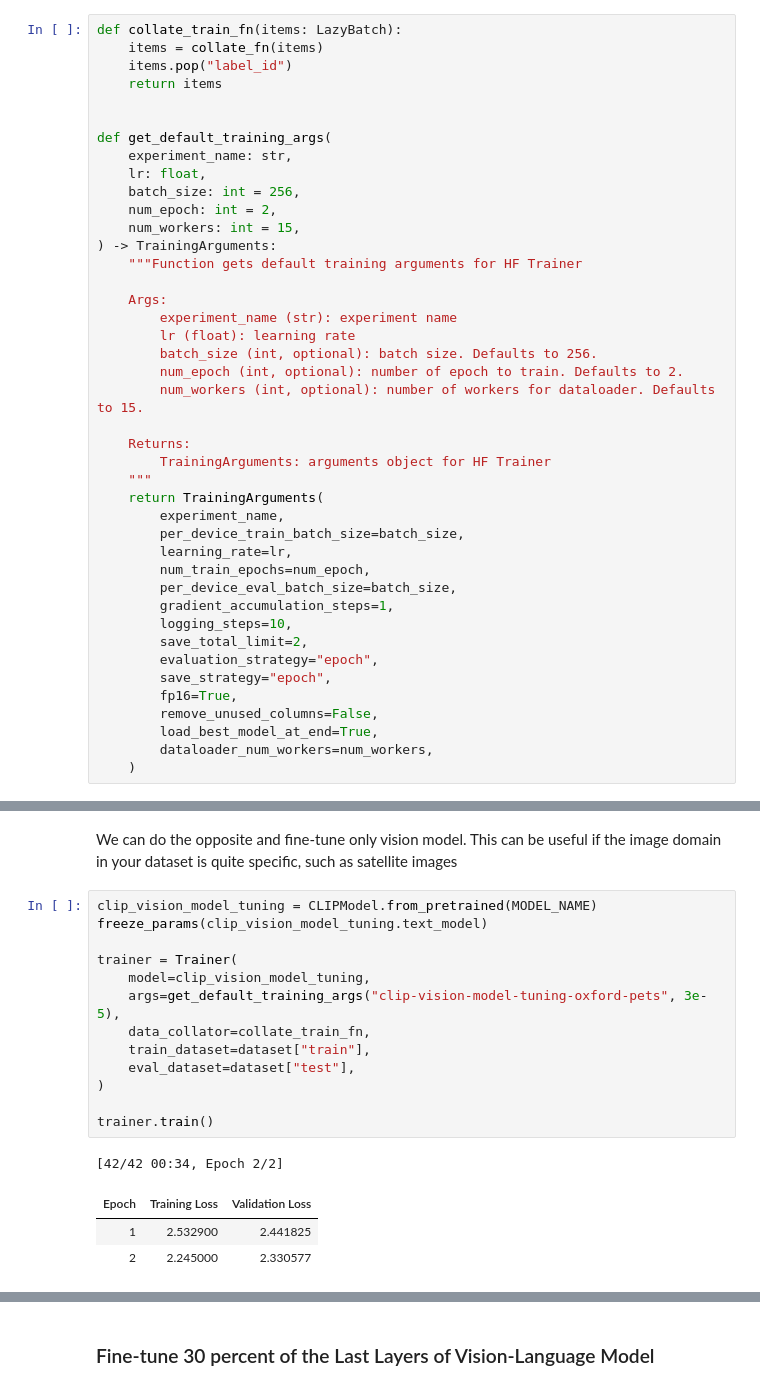
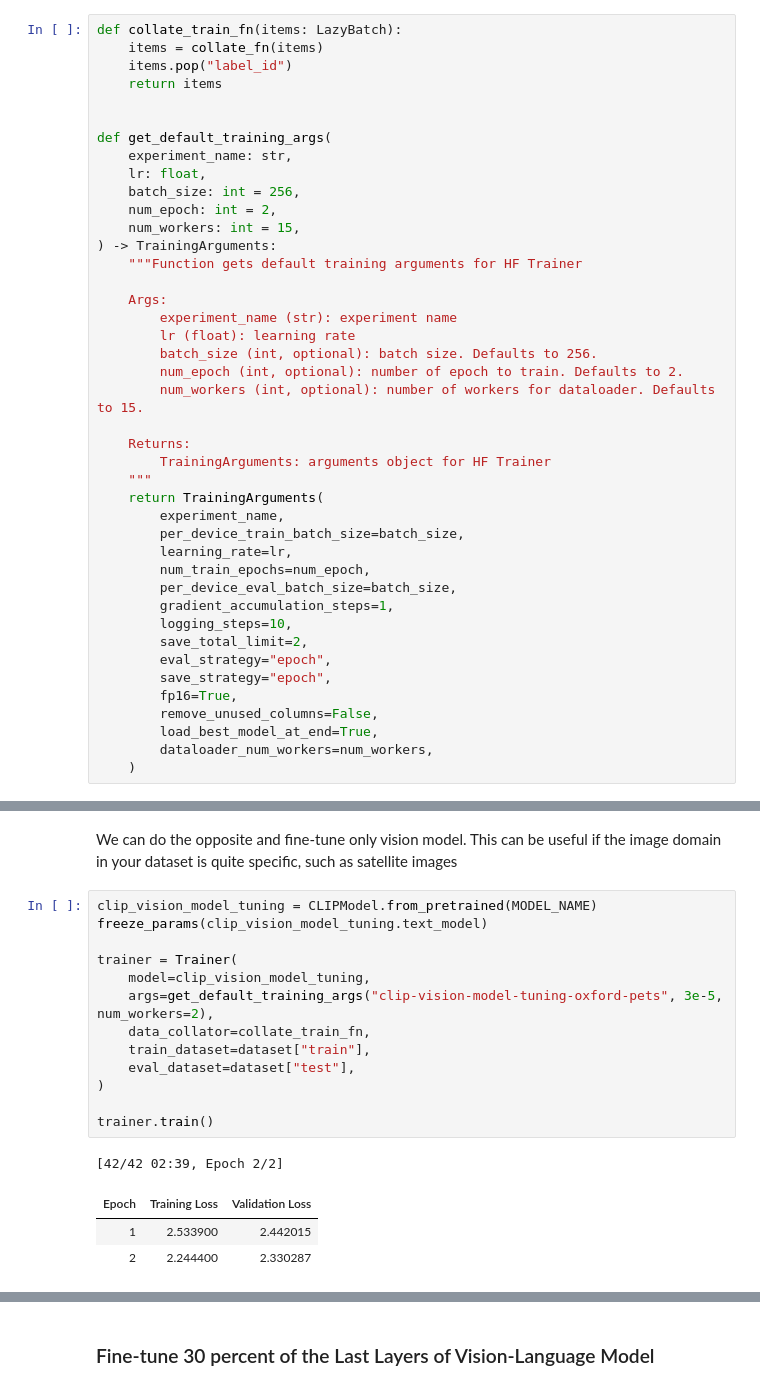
Before and after one commit to mksachs/CCVC, a Jupyter notebook: notebooks/Unit 4 - Multimodal Models/Clip_finetune.ipynb, the cells around one changed output, grey strips where cells are left out. Saved outputs shown, nothing was run; the diff lists cells and outputs as text.

```diff
--- a/notebooks/Unit 4 - Multimodal Models/Clip_finetune.ipynb
+++ b/notebooks/Unit 4 - Multimodal Models/Clip_finetune.ipynb
@@ -436,7 +455,7 @@ def get_default_training_args(
         gradient_accumulation_steps=1,
         logging_steps=10,
         save_total_limit=2,
-        evaluation_strategy="epoch",
+        eval_strategy="epoch",
         save_strategy="epoch",
         fp16=True,
         remove_unused_columns=False,
@@ -506,18 +542,18 @@ We can do the opposite and fine-tune only vision model. This can be useful if th
 # %%
 clip_vision_model_tuning = CLIPModel.from_pretrained(MODEL_NAME)
 freeze_params(clip_vision_model_tuning.text_model)
 
 trainer = Trainer(
     model=clip_vision_model_tuning,
-    args=get_default_training_args("clip-vision-model-tuning-oxford-pets", 3e-5),
+    args=get_default_training_args("clip-vision-model-tuning-oxford-pets", 3e-5, num_workers=2),
     data_collator=collate_train_fn,
     train_dataset=dataset["train"],
     eval_dataset=dataset["test"],
 )
 
 trainer.train()
 # %% [output]
-[42/42 00:34, Epoch 2/2]
+[42/42 02:39, Epoch 2/2]
 | Epoch | Training Loss | Validation Loss |
-| 1 | 2.532900 | 2.441825 |
-| 2 | 2.245000 | 2.330577 |
+| 1 | 2.533900 | 2.442015 |
+| 2 | 2.244400 | 2.330287 |
```
Also changed, not shown: parts of 13 cells of this notebook.
